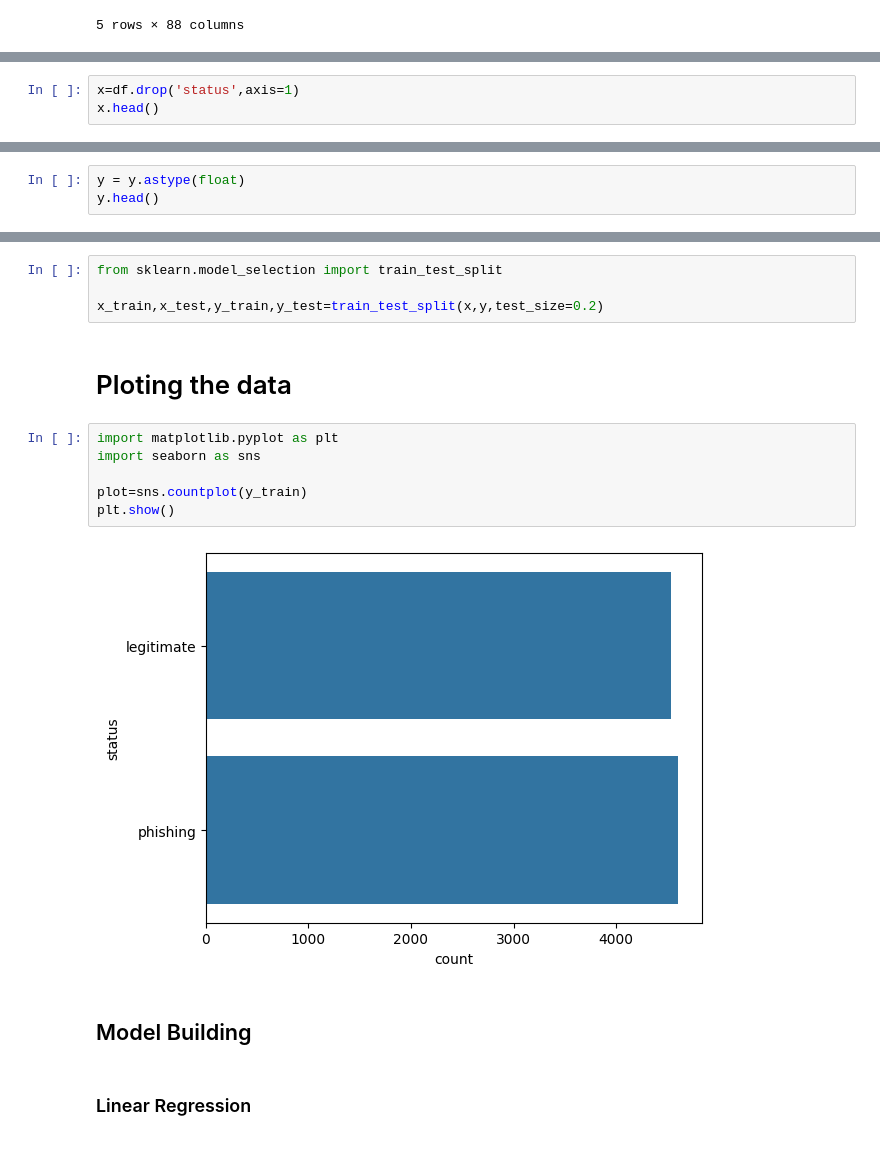
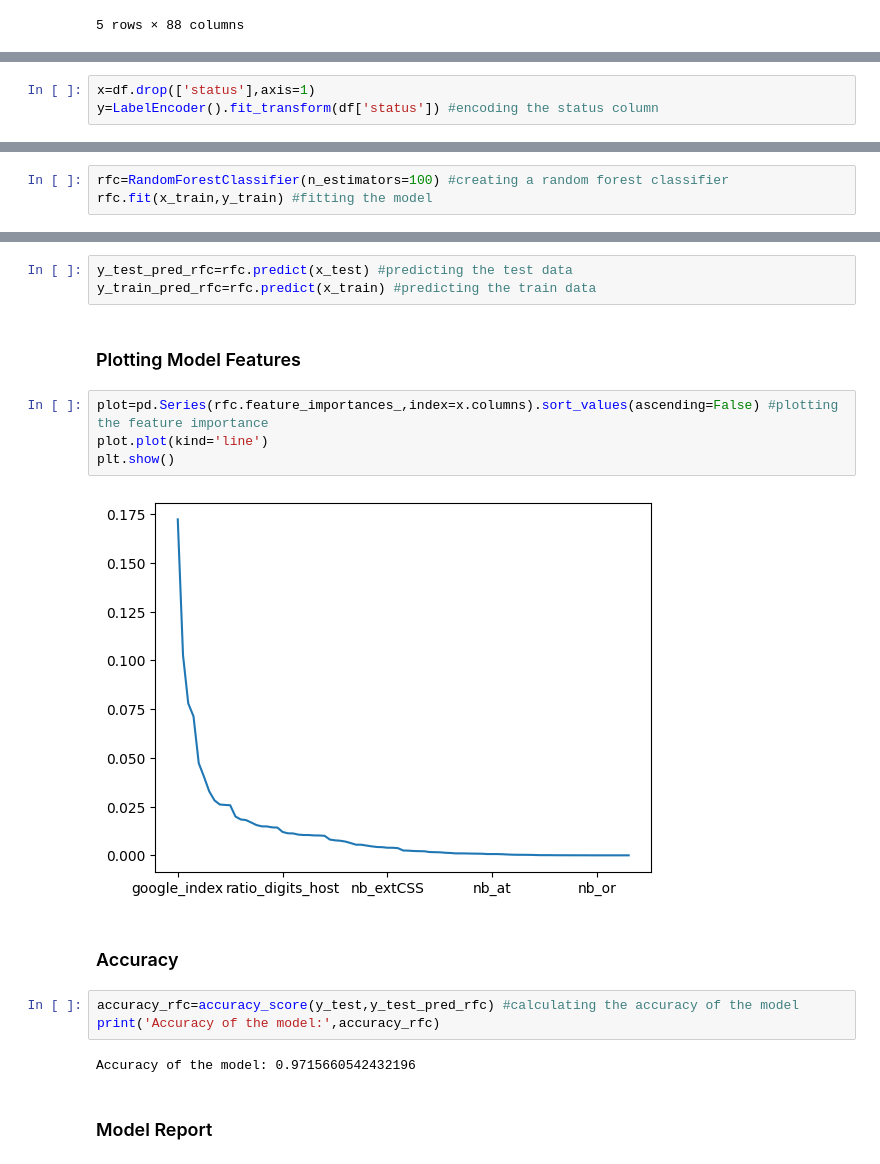
Before and after one commit to Abhilakshya627/Phishing-Website-Detection, a Jupyter notebook: Model/model.ipynb, the cells around one changed output, grey strips where cells are left out. Cells and saved outputs as stored; diff of their text form.

```diff
--- a/Model/model.ipynb
+++ b/Model/model.ipynb
@@ -42,3 +33,3 @@ NameError: name 'df' is not defined
 # %%
-x=df.drop('status',axis=1)
-x.head()
+x=df.drop(['status'],axis=1)
+y=LabelEncoder().fit_transform(df['status']) #encoding the status column
@@ -53,3 +35,0 @@ x.head()
-# %%
-y = y.astype(float)
-y.head()
@@ -55,0 +46,3 @@ y.head()
+# %%
+rfc=RandomForestClassifier(n_estimators=100) #creating a random forest classifier
+rfc.fit(x_train,y_train) #fitting the model
@@ -58,18 +53,20 @@ y.head()
-# %%
-from sklearn.model_selection import train_test_split
-
-x_train,x_test,y_train,y_test=train_test_split(x,y,test_size=0.2)
-# %% [markdown]
-# Ploting the data
-# %%
-import matplotlib.pyplot as plt
-import seaborn as sns
-
-plot=sns.countplot(y_train)
-plt.show()
-# %% [output]
-[figure, removed]
+# %%
+y_test_pred_rfc=rfc.predict(x_test) #predicting the test data
+y_train_pred_rfc=rfc.predict(x_train) #predicting the train data
+# %% [markdown]
+### Plotting Model Features
+# %%
+plot=pd.Series(rfc.feature_importances_,index=x.columns).sort_values(ascending=False) #plotting the feature importance
+plot.plot(kind='line')
+plt.show()
+# %% [output]
+[figure, added]
+# %% [markdown]
+### Accuracy
+# %%
+accuracy_rfc=accuracy_score(y_test,y_test_pred_rfc) #calculating the accuracy of the model
+print('Accuracy of the model:',accuracy_rfc)
+# %% [output]
+Accuracy of the model: 0.9715660542432196
 # %% [markdown]
-## Model Building
+### Model Report
-# %% [markdown]
-### Linear Regression
```
Also changed, not shown: parts of 18 cells of this notebook, 5 other files.
